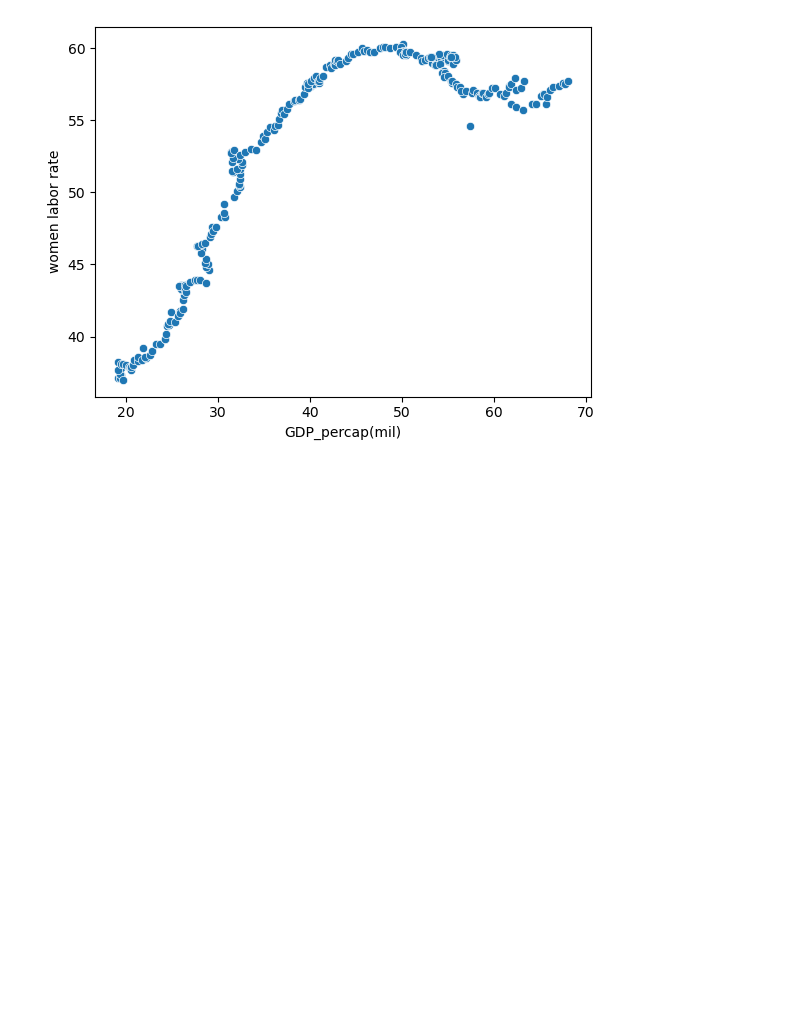
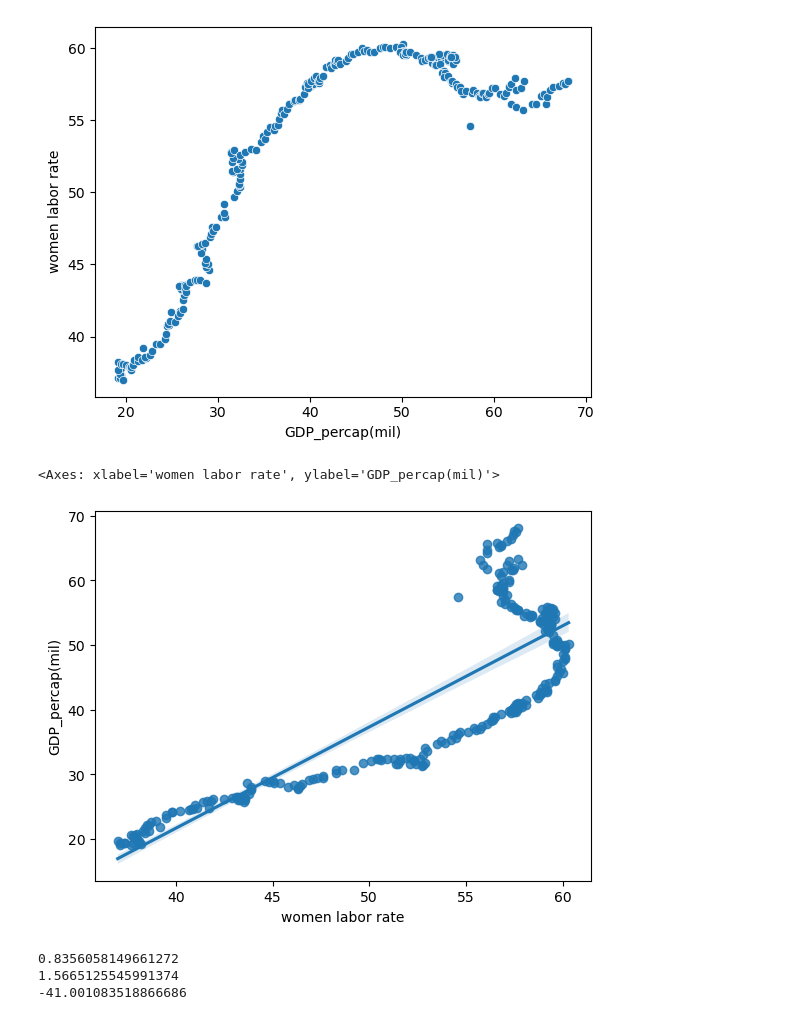
Before and after one commit to YaboTheBoss/MDST---Economic-Forecasting-, a Jupyter notebook: Andrew's Code.ipynb, the cells around one changed output. Drawn from its saved outputs; the diff is of its cells as text; code cells hidden in the pictures; blank space fills up the shorter version.

```diff
--- a/Andrew's Code.ipynb
+++ b/Andrew's Code.ipynb
@@ -153,3 +153,23 @@ sb.scatterplot(data = df_new, y = "women labor rate", x = "GDP_percap(mil)")
 # %% [output]
 <Axes: xlabel='GDP_percap(mil)', ylabel='women labor rate'>
 [figure]
+# %%
+sb.regplot(data = df_new, x = "women labor rate", y = "GDP_percap(mil)")
+# %% [output]
+<Axes: xlabel='women labor rate', ylabel='GDP_percap(mil)'>
+[figure, added]
+# %%
+cc = df_new[['women labor rate', 'GDP_percap(mil)']].corr().iloc[0,1]
+print(cc)
+women_labor_mean= df_new['women labor rate'].mean()
+GDP_mean= df_new['GDP_percap(mil)'].mean()
+women_labor_SD = df_new['women labor rate'].std()
+GDP_SD = df_new['GDP_percap(mil)'].std()
+slope = cc *(GDP_SD / women_labor_SD)
+intercept = GDP_mean - (slope * women_labor_mean)
+print(slope)
+print(intercept)
+# %% [output]
+0.8356058149661272
+1.5665125545991374
+-41.001083518866686
```
Also changed, not shown: parts of 2 cells of this notebook, 2 other files.
